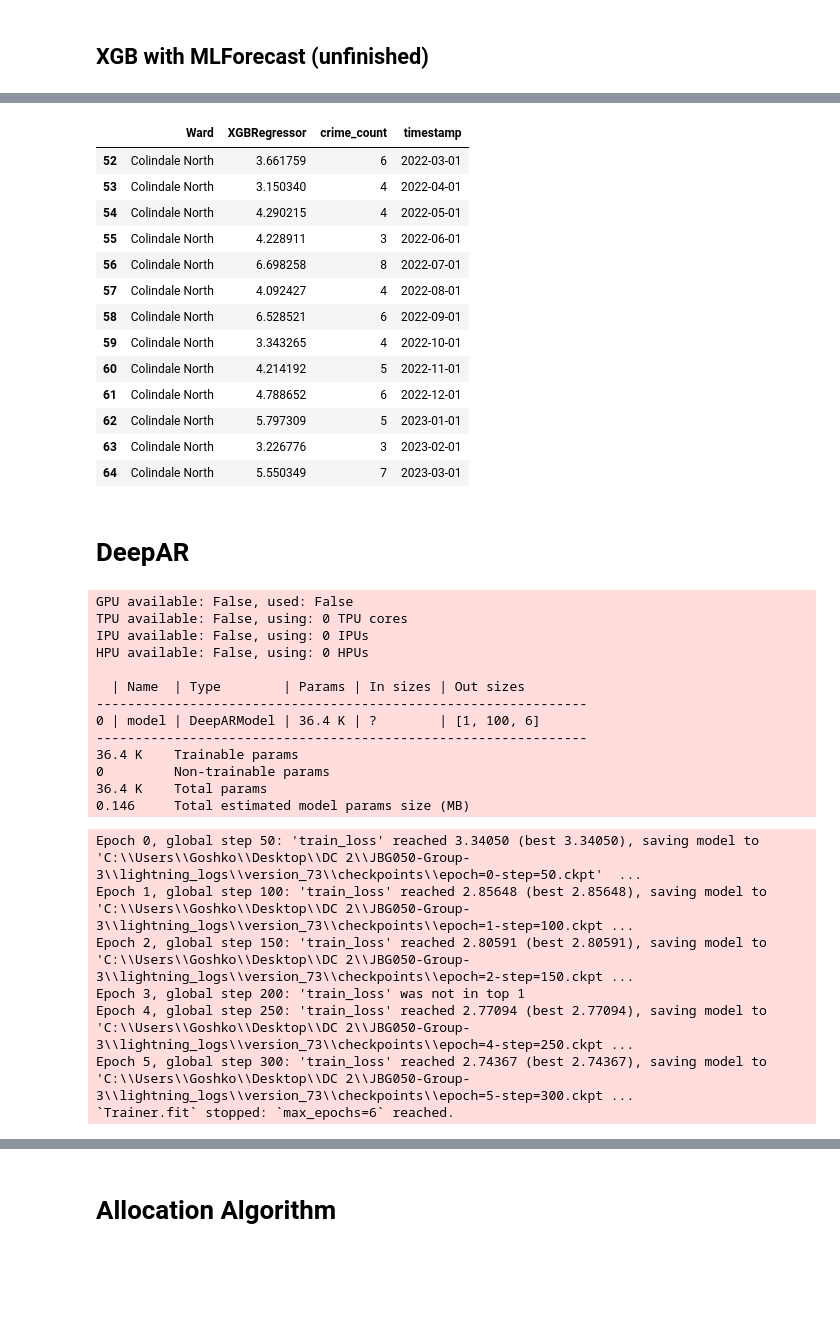
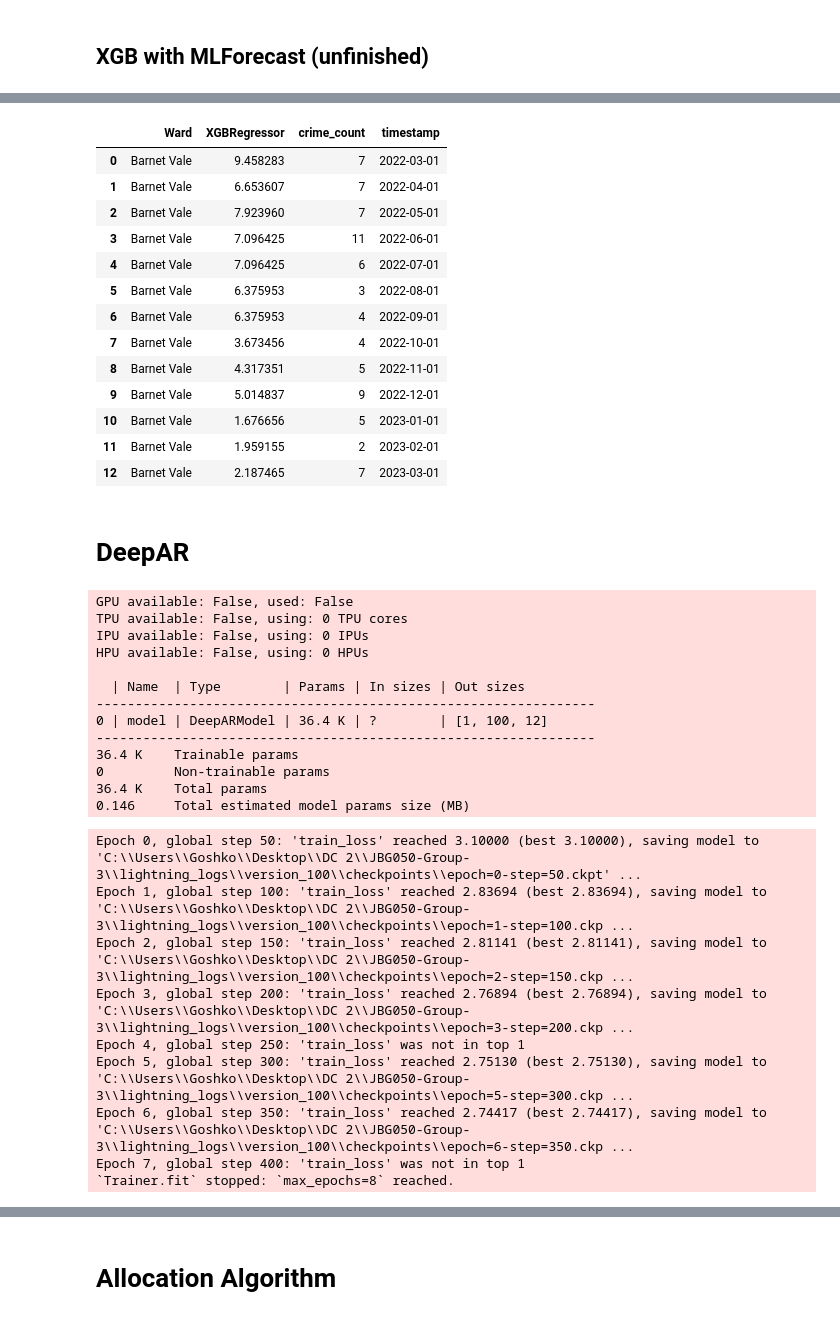
Before and after one commit to sarpakar/JBG050-Group-3, a Jupyter notebook: Models.ipynb, the cells around one changed output, grey strips where cells are left out. Cells and saved outputs as stored; diff of their text form; code cells hidden in the pictures; blank space fills up the shorter version.

```diff
--- a/Models.ipynb
+++ b/Models.ipynb
@@ -288,12 +304,12 @@ WMAPE: 0.3480948173694325
 # %%
 train = data_aggr.loc[(data_aggr.index >= '2010-03-01') & (data_aggr.index < '2022-03-01')]
 train2 = data_aggr.loc[(data_aggr.index >= '2020-03-01') & (data_aggr.index < '2022-03-01')]
-val = data_aggr.loc[data_aggr.index >= '2022-03-01']
+test = data_aggr.loc[data_aggr.index >= '2022-03-01']
 # %% [markdown]
 ## XGB with MLForecast (unfinished)
 # %%
-dct_idx = dict(zip(list(val['year_month'].unique()), [i for i in range(1, len(val['year_month'].unique())+1)]))
-val_MLF = val.replace({"year_month": dct_idx})
+dct_idx = dict(zip(list(test['year_month'].unique()), [i for i in range(1, len(test['year_month'].unique())+1)]))
+test_MLF = test.replace({"year_month": dct_idx})
 # %%
 from mlforecast import MLForecast
 
@@ -322,28 +338,28 @@ MLForecast(models=[XGBRegressor], freq=1, lag_features=['lag1', 'lag12', 'rollin
 # %%
 # collecting predictions
 
-p = model.predict(horizon=val_MLF['timestamp'].nunique())
+p = model.predict(horizon=test_MLF['timestamp'].nunique())
 p['year_month'] = p['month']
 p.drop(columns=['month'], inplace=True)
 p['year_month'] = p['year_month']-12
-p = p.merge(val_MLF[['Ward', 'timestamp', 'year_month', 'crime_count']], on=['Ward', 'year_month'], how='left')
+p = p.merge(test_MLF[['Ward', 'timestamp', 'year_month', 'crime_count']], on=['Ward', 'year_month'], how='left')
 # %%
-p[['Ward', 'XGBRegressor', 'crime_count', 'timestamp']].loc[52:64]
+p[['Ward', 'XGBRegressor', 'crime_count', 'timestamp']].loc[:12]
 # %% [output]
 |  | Ward | XGBRegressor | crime_count | timestamp |
-| 52 | Colindale North | 3.661759 | 6 | 2022-03-01 |
-| 53 | Colindale North | 3.150340 | 4 | 2022-04-01 |
-| 54 | Colindale North | 4.290215 | 4 | 2022-05-01 |
-| 55 | Colindale North | 4.228911 | 3 | 2022-06-01 |
-| 56 | Colindale North | 6.698258 | 8 | 2022-07-01 |
-| 57 | Colindale North | 4.092427 | 4 | 2022-08-01 |
-| 58 | Colindale North | 6.528521 | 6 | 2022-09-01 |
-| 59 | Colindale North | 3.343265 | 4 | 2022-10-01 |
-| 60 | Colindale North | 4.214192 | 5 | 2022-11-01 |
-| 61 | Colindale North | 4.788652 | 6 | 2022-12-01 |
-| 62 | Colindale North | 5.797309 | 5 | 2023-01-01 |
-| 63 | Colindale North | 3.226776 | 3 | 2023-02-01 |
-| 64 | Colindale North | 5.550349 | 7 | 2023-03-01 |
+| 0 | Barnet Vale | 9.458283 | 7 | 2022-03-01 |
+| 1 | Barnet Vale | 6.653607 | 7 | 2022-04-01 |
+| 2 | Barnet Vale | 7.923960 | 7 | 2022-05-01 |
+| 3 | Barnet Vale | 7.096425 | 11 | 2022-06-01 |
+| 4 | Barnet Vale | 7.096425 | 6 | 2022-07-01 |
+| 5 | Barnet Vale | 6.375953 | 3 | 2022-08-01 |
+| 6 | Barnet Vale | 6.375953 | 4 | 2022-09-01 |
+| 7 | Barnet Vale | 3.673456 | 4 | 2022-10-01 |
+| 8 | Barnet Vale | 4.317351 | 5 | 2022-11-01 |
+| 9 | Barnet Vale | 5.014837 | 9 | 2022-12-01 |
+| 10 | Barnet Vale | 1.676656 | 5 | 2023-01-01 |
+| 11 | Barnet Vale | 1.959155 | 2 | 2023-02-01 |
+| 12 | Barnet Vale | 2.187465 | 7 | 2023-03-01 |
 # %% [markdown]
 # DeepAR
 # %%
@@ -360,8 +376,8 @@ train_ds = PandasDataset.from_long_dataframe(train, target='crime_count', item_i
 # %%
 from gluonts.torch.model.deepar import DeepAREstimator
 
-estimator = DeepAREstimator(freq='M', prediction_length=6, num_layers=3, lr=0.0005, context_length=24,
-                            trainer_kwargs={'max_epochs':6})
+estimator = DeepAREstimator(freq='M', prediction_length=12, num_layers=3, lr=0.002, context_length=24,
+                            trainer_kwargs={'max_epochs':8})
 
 predictor = estimator.train(train_ds, num_workers=4)
 # %% [output]
@@ -371,20 +387,22 @@ IPU available: False, using: 0 IPUs
 HPU available: False, using: 0 HPUs
 
   | Name  | Type        | Params | In sizes | Out sizes
----------------------------------------------------------------
-0 | model | DeepARModel | 36.4 K | ?        | [1, 100, 6]
----------------------------------------------------------------
+----------------------------------------------------------------
+0 | model | DeepARModel | 36.4 K | ?        | [1, 100, 12]
+----------------------------------------------------------------
 36.4 K    Trainable params
 0         Non-trainable params
 36.4 K    Total params
 0.146     Total estimated model params size (MB)
-Epoch 0, global step 50: 'train_loss' reached 3.34050 (best 3.34050), saving model to 'C:\\Users\\Goshko\\Desktop\\DC 2\\JBG050-Group-3\\lightning_logs\\version_73\\checkpoints\\epoch=0-step=50.ckpt'  ...
-Epoch 1, global step 100: 'train_loss' reached 2.85648 (best 2.85648), saving model to 'C:\\Users\\Goshko\\Desktop\\DC 2\\JBG050-Group-3\\lightning_logs\\version_73\\checkpoints\\epoch=1-step=100.ckpt ...
-Epoch 2, global step 150: 'train_loss' reached 2.80591 (best 2.80591), saving model to 'C:\\Users\\Goshko\\Desktop\\DC 2\\JBG050-Group-3\\lightning_logs\\version_73\\checkpoints\\epoch=2-step=150.ckpt ...
-Epoch 3, global step 200: 'train_loss' was not in top 1
-Epoch 4, global step 250: 'train_loss' reached 2.77094 (best 2.77094), saving model to 'C:\\Users\\Goshko\\Desktop\\DC 2\\JBG050-Group-3\\lightning_logs\\version_73\\checkpoints\\epoch=4-step=250.ckpt ...
-Epoch 5, global step 300: 'train_loss' reached 2.74367 (best 2.74367), saving model to 'C:\\Users\\Goshko\\Desktop\\DC 2\\JBG050-Group-3\\lightning_logs\\version_73\\checkpoints\\epoch=5-step=300.ckpt ...
-`Trainer.fit` stopped: `max_epochs=6` reached.
+Epoch 0, global step 50: 'train_loss' reached 3.10000 (best 3.10000), saving model to 'C:\\Users\\Goshko\\Desktop\\DC 2\\JBG050-Group-3\\lightning_logs\\version_100\\checkpoints\\epoch=0-step=50.ckpt' ...
+Epoch 1, global step 100: 'train_loss' reached 2.83694 (best 2.83694), saving model to 'C:\\Users\\Goshko\\Desktop\\DC 2\\JBG050-Group-3\\lightning_logs\\version_100\\checkpoints\\epoch=1-step=100.ckp ...
+Epoch 2, global step 150: 'train_loss' reached 2.81141 (best 2.81141), saving model to 'C:\\Users\\Goshko\\Desktop\\DC 2\\JBG050-Group-3\\lightning_logs\\version_100\\checkpoints\\epoch=2-step=150.ckp ...
+Epoch 3, global step 200: 'train_loss' reached 2.76894 (best 2.76894), saving model to 'C:\\Users\\Goshko\\Desktop\\DC 2\\JBG050-Group-3\\lightning_logs\\version_100\\checkpoints\\epoch=3-step=200.ckp ...
+Epoch 4, global step 250: 'train_loss' was not in top 1
+Epoch 5, global step 300: 'train_loss' reached 2.75130 (best 2.75130), saving model to 'C:\\Users\\Goshko\\Desktop\\DC 2\\JBG050-Group-3\\lightning_logs\\version_100\\checkpoints\\epoch=5-step=300.ckp ...
+Epoch 6, global step 350: 'train_loss' reached 2.74417 (best 2.74417), saving model to 'C:\\Users\\Goshko\\Desktop\\DC 2\\JBG050-Group-3\\lightning_logs\\version_100\\checkpoints\\epoch=6-step=350.ckp ...
+Epoch 7, global step 400: 'train_loss' was not in top 1
+`Trainer.fit` stopped: `max_epochs=8` reached.
 # %%
 # collect predictions
 
```
Also changed, not shown: parts of 15 cells of this notebook.
